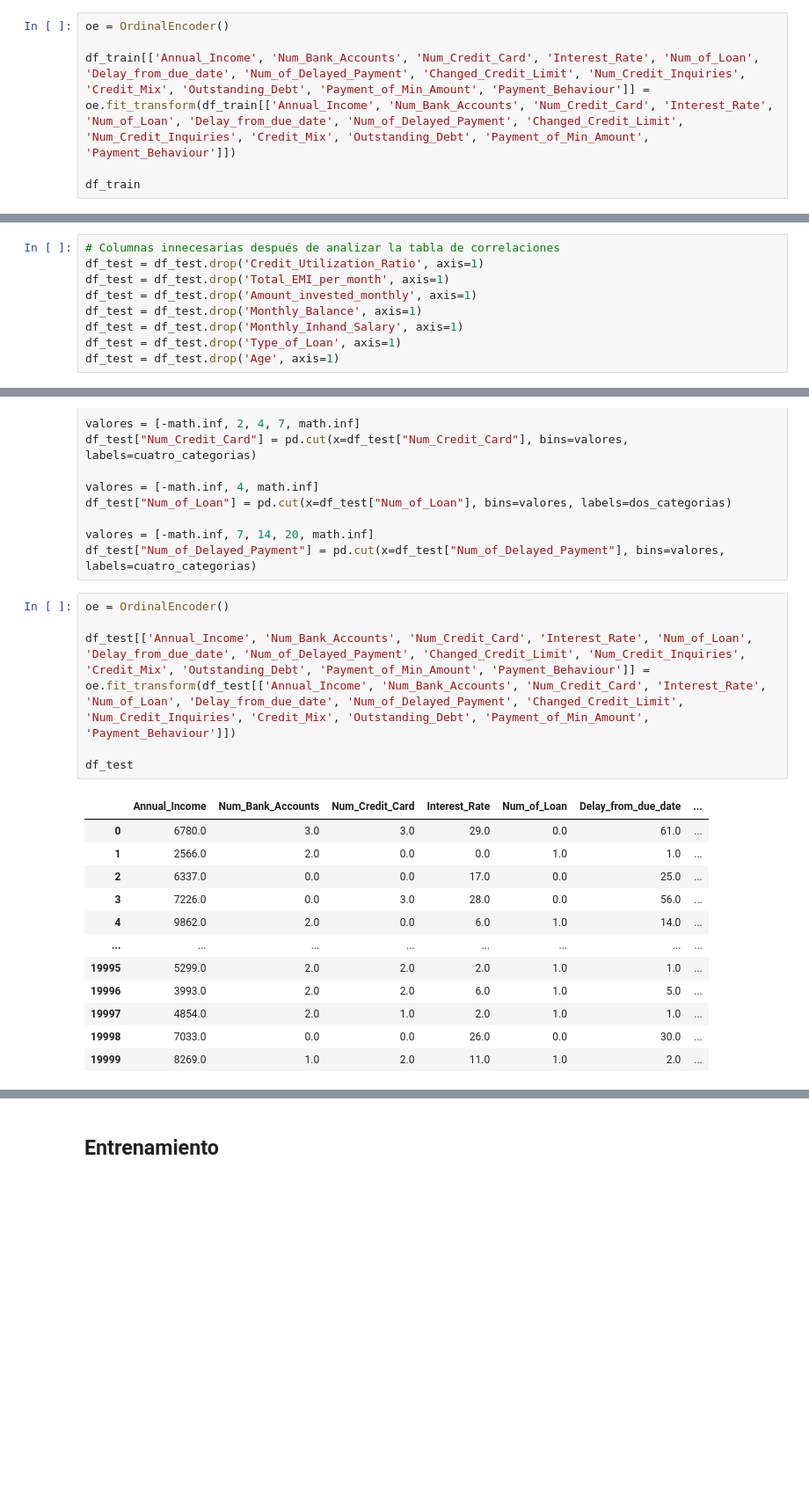
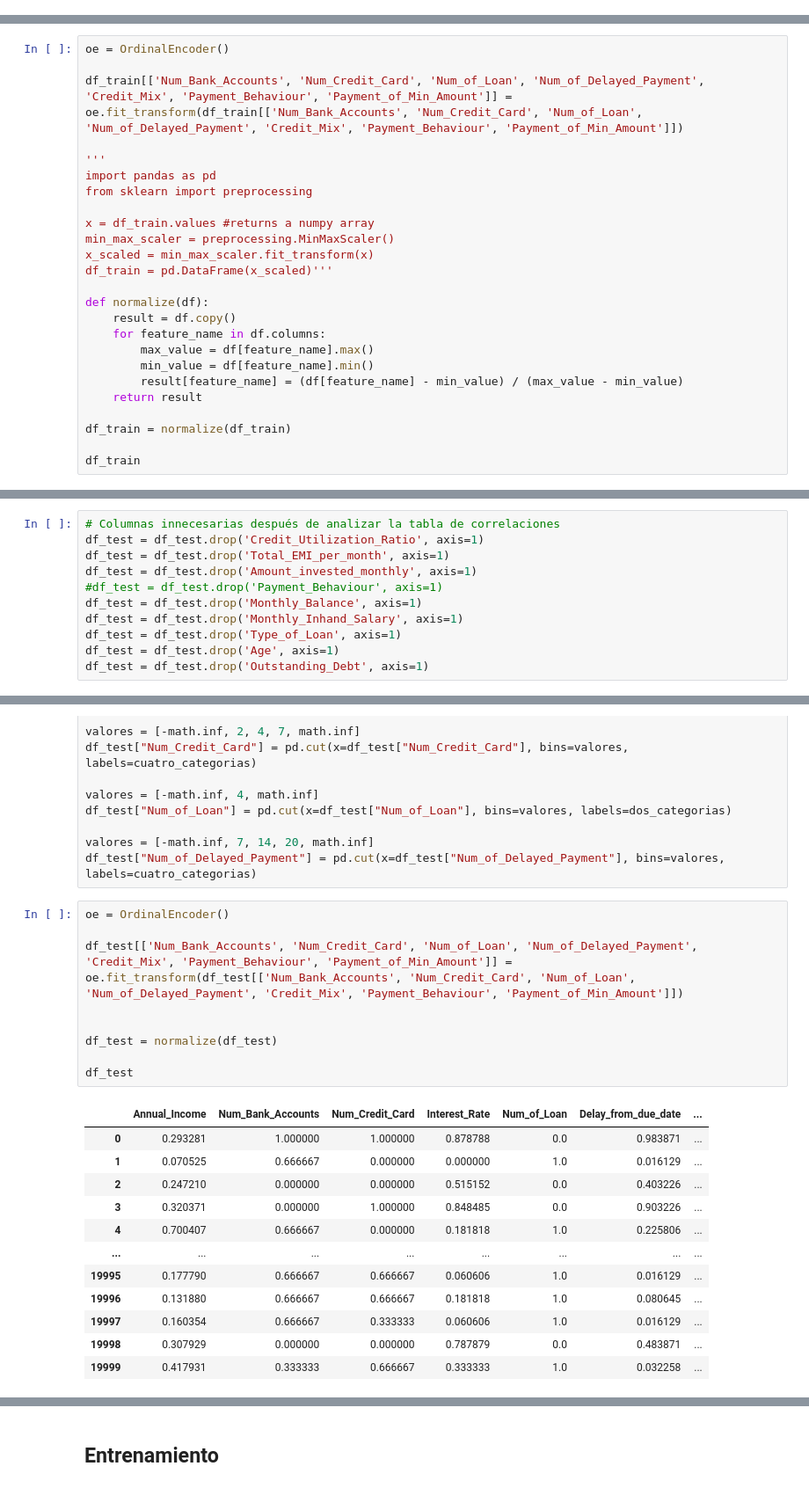
Before and after one commit to Kekon130/ML_Practica2, a Jupyter notebook: Práctica_2.ipynb, the cells around one changed output, grey strips where cells are left out. Shown at 88% size. Cells and saved outputs as stored; diff of their text form; blank space fills up the shorter version.

Commit message:
Dos columnas menos y min max scaler

```diff
--- a/Práctica_2.ipynb
+++ b/Práctica_2.ipynb
@@ -418,9 +495,3 @@ df_train["Num_of_Loan"] = pd.cut(x=df_train["Num_of_Loan"], bins=valores, labels
 
 valores = [-math.inf, 7, 14, 20, math.inf]
 df_train["Num_of_Delayed_Payment"] = pd.cut(x=df_train["Num_of_Delayed_Payment"], bins=valores, labels=cuatro_categorias)
-# %%
-oe = OrdinalEncoder()
-
-df_train[['Annual_Income', 'Num_Bank_Accounts', 'Num_Credit_Card', 'Interest_Rate', 'Num_of_Loan', 'Delay_from_due_date', 'Num_of_Delayed_Payment', 'Changed_Credit_Limit', 'Num_Credit_Inquiries', 'Credit_Mix', 'Outstanding_Debt', 'Payment_of_Min_Amount', 'Payment_Behaviour']] = oe.fit_transform(df_train[['Annual_Income', 'Num_Bank_Accounts', 'Num_Credit_Card', 'Interest_Rate', 'Num_of_Loan', 'Delay_from_due_date', 'Num_of_Delayed_Payment', 'Changed_Credit_Limit', 'Num_Credit_Inquiries', 'Credit_Mix', 'Outstanding_Debt', 'Payment_of_Min_Amount', 'Payment_Behaviour']])
-
-df_train
@@ -440,0 +498,25 @@ df_train
+# %%
+oe = OrdinalEncoder()
+
+df_train[['Num_Bank_Accounts', 'Num_Credit_Card', 'Num_of_Loan', 'Num_of_Delayed_Payment', 'Credit_Mix', 'Payment_Behaviour', 'Payment_of_Min_Amount']] = oe.fit_transform(df_train[['Num_Bank_Accounts', 'Num_Credit_Card', 'Num_of_Loan', 'Num_of_Delayed_Payment', 'Credit_Mix', 'Payment_Behaviour', 'Payment_of_Min_Amount']])
+
+'''
+import pandas as pd
+from sklearn import preprocessing
+
+x = df_train.values #returns a numpy array
+min_max_scaler = preprocessing.MinMaxScaler()
+x_scaled = min_max_scaler.fit_transform(x)
+df_train = pd.DataFrame(x_scaled)'''
+
+def normalize(df):
+    result = df.copy()
+    for feature_name in df.columns:
+        max_value = df[feature_name].max()
+        min_value = df[feature_name].min()
+        result[feature_name] = (df[feature_name] - min_value) / (max_value - min_value)
+    return result
+
+df_train = normalize(df_train)
+
+df_train
@@ -453,10 +549,12 @@ df_test = df_test.drop('Customer_ID', axis=1)
 df_test = df_test.drop('Credit_Utilization_Ratio', axis=1)
 df_test = df_test.drop('Total_EMI_per_month', axis=1)
 df_test = df_test.drop('Amount_invested_monthly', axis=1)
+#df_test = df_test.drop('Payment_Behaviour', axis=1)
 df_test = df_test.drop('Monthly_Balance', axis=1)
 df_test = df_test.drop('Monthly_Inhand_Salary', axis=1)
 df_test = df_test.drop('Type_of_Loan', axis=1)
 df_test = df_test.drop('Age', axis=1)
+df_test = df_test.drop('Outstanding_Debt', axis=1)
 # %%
 # Procesamiento de la columna TypeOfLoan
 count_vectorizer = CountVectorizer(tokenizer = lambda x: re.sub(", ", ",", x).replace("and ", "").split(','))
@@ -519,19 +617,22 @@ df_test["Num_of_Delayed_Payment"] = pd.cut(x=df_test["Num_of_Delayed_Payment"],
 # %%
 oe = OrdinalEncoder()
 
-df_test[['Annual_Income', 'Num_Bank_Accounts', 'Num_Credit_Card', 'Interest_Rate', 'Num_of_Loan', 'Delay_from_due_date', 'Num_of_Delayed_Payment', 'Changed_Credit_Limit', 'Num_Credit_Inquiries', 'Credit_Mix', 'Outstanding_Debt', 'Payment_of_Min_Amount', 'Payment_Behaviour']] = oe.fit_transform(df_test[['Annual_Income', 'Num_Bank_Accounts', 'Num_Credit_Card', 'Interest_Rate', 'Num_of_Loan', 'Delay_from_due_date', 'Num_of_Delayed_Payment', 'Changed_Credit_Limit', 'Num_Credit_Inquiries', 'Credit_Mix', 'Outstanding_Debt', 'Payment_of_Min_Amount', 'Payment_Behaviour']])
+df_test[['Num_Bank_Accounts', 'Num_Credit_Card', 'Num_of_Loan', 'Num_of_Delayed_Payment', 'Credit_Mix', 'Payment_Behaviour', 'Payment_of_Min_Amount']] = oe.fit_transform(df_test[['Num_Bank_Accounts', 'Num_Credit_Card', 'Num_of_Loan', 'Num_of_Delayed_Payment', 'Credit_Mix', 'Payment_Behaviour', 'Payment_of_Min_Amount']])
+
+
+df_test = normalize(df_test)
 
 df_test
 # %% [output]
 |  | Annual_Income | Num_Bank_Accounts | Num_Credit_Card | Interest_Rate | Num_of_Loan | Delay_from_due_date | ... |
-| 0 | 6780.0 | 3.0 | 3.0 | 29.0 | 0.0 | 61.0 | ... |
-| 1 | 2566.0 | 2.0 | 0.0 | 0.0 | 1.0 | 1.0 | ... |
-| 2 | 6337.0 | 0.0 | 0.0 | 17.0 | 0.0 | 25.0 | ... |
-| 3 | 7226.0 | 0.0 | 3.0 | 28.0 | 0.0 | 56.0 | ... |
-| 4 | 9862.0 | 2.0 | 0.0 | 6.0 | 1.0 | 14.0 | ... |
+| 0 | 0.293281 | 1.000000 | 1.000000 | 0.878788 | 0.0 | 0.983871 | ... |
+| 1 | 0.070525 | 0.666667 | 0.000000 | 0.000000 | 1.0 | 0.016129 | ... |
+| 2 | 0.247210 | 0.000000 | 0.000000 | 0.515152 | 0.0 | 0.403226 | ... |
+| 3 | 0.320371 | 0.000000 | 1.000000 | 0.848485 | 0.0 | 0.903226 | ... |
+| 4 | 0.700407 | 0.666667 | 0.000000 | 0.181818 | 1.0 | 0.225806 | ... |
 | ... | ... | ... | ... | ... | ... | ... | ... |
-| 19995 | 5299.0 | 2.0 | 2.0 | 2.0 | 1.0 | 1.0 | ... |
-| 19996 | 3993.0 | 2.0 | 2.0 | 6.0 | 1.0 | 5.0 | ... |
-| 19997 | 4854.0 | 2.0 | 1.0 | 2.0 | 1.0 | 1.0 | ... |
-| 19998 | 7033.0 | 0.0 | 0.0 | 26.0 | 0.0 | 30.0 | ... |
-| 19999 | 8269.0 | 1.0 | 2.0 | 11.0 | 1.0 | 2.0 | ... |
+| 19995 | 0.177790 | 0.666667 | 0.666667 | 0.060606 | 1.0 | 0.016129 | ... |
+| 19996 | 0.131880 | 0.666667 | 0.666667 | 0.181818 | 1.0 | 0.080645 | ... |
+| 19997 | 0.160354 | 0.666667 | 0.333333 | 0.060606 | 1.0 | 0.016129 | ... |
+| 19998 | 0.307929 | 0.000000 | 0.000000 | 0.787879 | 0.0 | 0.483871 | ... |
+| 19999 | 0.417931 | 0.333333 | 0.666667 | 0.333333 | 1.0 | 0.032258 | ... |
```
Also changed, not shown: parts of 16 cells of this notebook.
